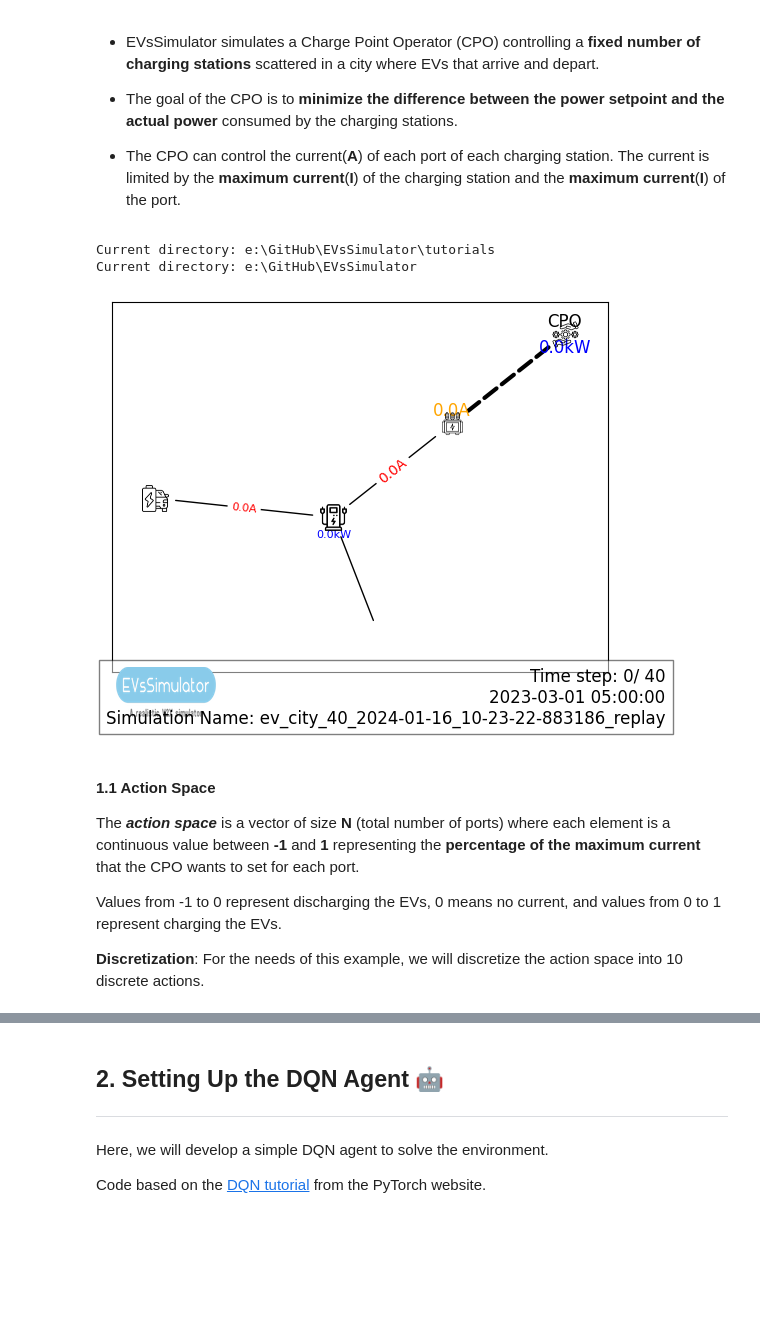
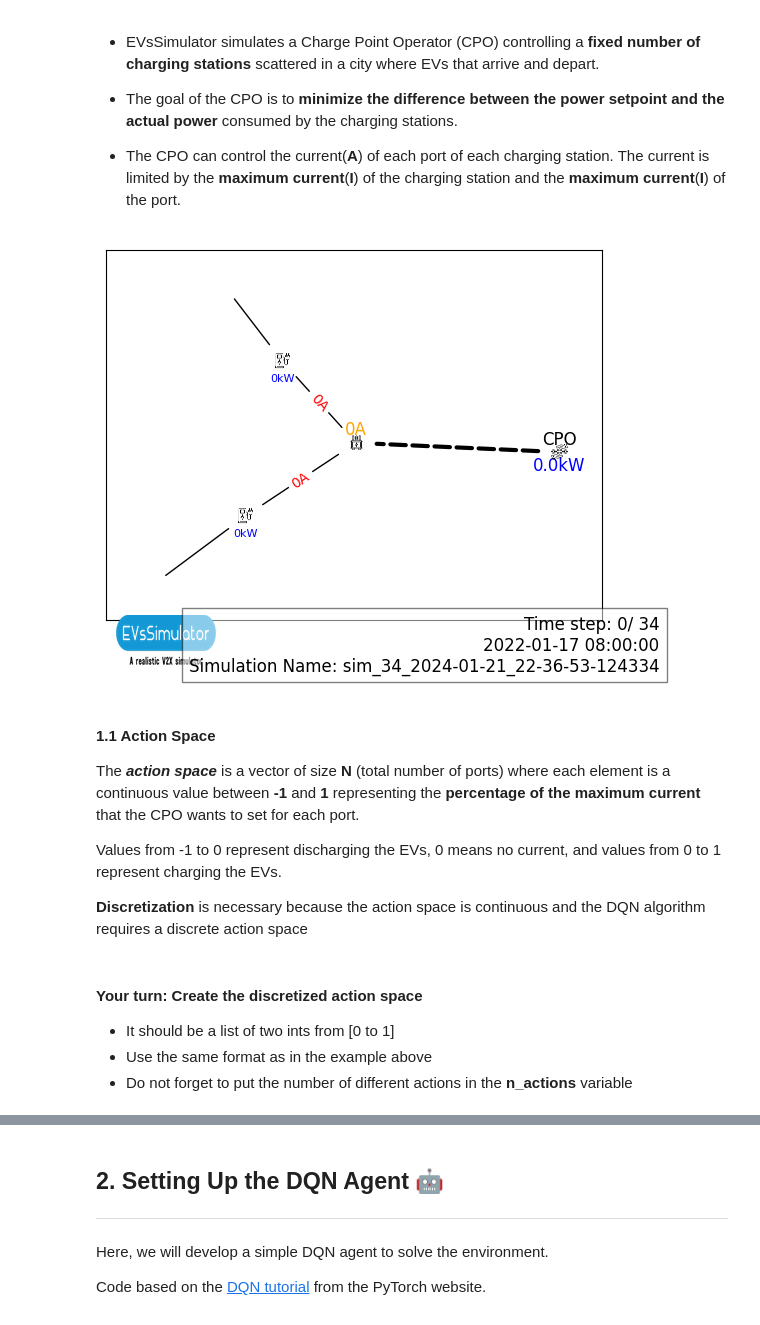
Before and after one commit to StavrosOrf/EV2Gym, a Jupyter notebook: tutorials/CreateYourCustomAlgorithm.ipynb, the cells around one changed output, grey strips where cells are left out. Drawn from its saved outputs; the diff is of its cells as text; code cells hidden in the pictures; blank space fills up the shorter version.

Commit message:
Update EVsSimulator and main_eval.py

```diff
--- a/tutorials/CreateYourCustomAlgorithm.ipynb
+++ b/tutorials/CreateYourCustomAlgorithm.ipynb
@@ -16,29 +16,3 @@ This Notebook provides a simple example of how to develop your own custom RL env
 - The goal of the CPO is to **minimize the difference between the power setpoint and the actual power** consumed by the charging stations.
 
  - The CPO can control the current(**A**) of each port of each charging station. The current is limited by the **maximum current**(**I**) of the charging station and the **maximum current**(**I**) of the port.
-# %%
-import sys
-import os
-import numpy as np
-sys.path.append("..")
-print("Current directory: " + os.getcwd())
-#change directory
-
-
-os.chdir(os.getcwd() + "/..")
-#print current_ directory
-print("Current directory: " + os.getcwd())
-
-from EVsSimulator import ev_city
-
-# Create the environment
-env = ev_city.EVCity(config_file="config_files/config_tutorial_1.yaml",
-                     load_from_replay_path="replay/replay_ev_city_40_2024-01-16_10-23-22-883186.pkl",
-                     render_mode=True,
-                     save_plots=False,
-                     save_replay=False,
-                     )
-# %% [output]
-Current directory: e:\GitHub\EVsSimulator\tutorials
-Current directory: e:\GitHub\EVsSimulator
-[figure, removed]
@@ -45,3 +28,21 @@ Current directory: e:\GitHub\EVsSimulator
+# %%
+import numpy as np
+import pkg_resources
+
+from EVsSimulator.ev_city import EVsSimulator
+
+# we will use an example configuration file
+config_file = "/example_config_files/simple_config.yaml"
+config_file = pkg_resources.resource_filename('EVsSimulator', config_file)
+
+# Creating the environment
+env = EVsSimulator(config_file,
+                   render_mode=True,
+                   seed=42,
+                   save_plots=False,
+                   save_replay=False,)
+# %% [output]
+[figure, added]
 # %% [markdown]
 #### 1.1 Action Space
 The ***action space*** is a vector of size **N** (total number of ports) where each element is a continuous value between **-1** and **1** representing the **percentage of the maximum current** that the CPO wants to set for each
@@ -50,5 +51,5 @@ port.
 Values from -1 to 0 represent discharging the EVs, 0 means no current, and values from 0 to 1 represent charging the EVs.
 
 
-**Discretization**: For the needs of this example, we will discretize the action space into 10 discrete actions.
+**Discretization** is necessary because the action space is continuous and the DQN algorithm requires a discrete action space
 # %%
@@ -72,0 +74,5 @@ def discretize_action(action):
+# %% [markdown]
+#### Your turn: **Create the discretized action space**
+- It should be a list of two ints from [0 to 1]
+- Use the same format as in the example above
+- Do not forget to put the number of different actions in the **n_actions** variable
```
Also changed, not shown: parts of 20 cells of this notebook, 2 other files.
